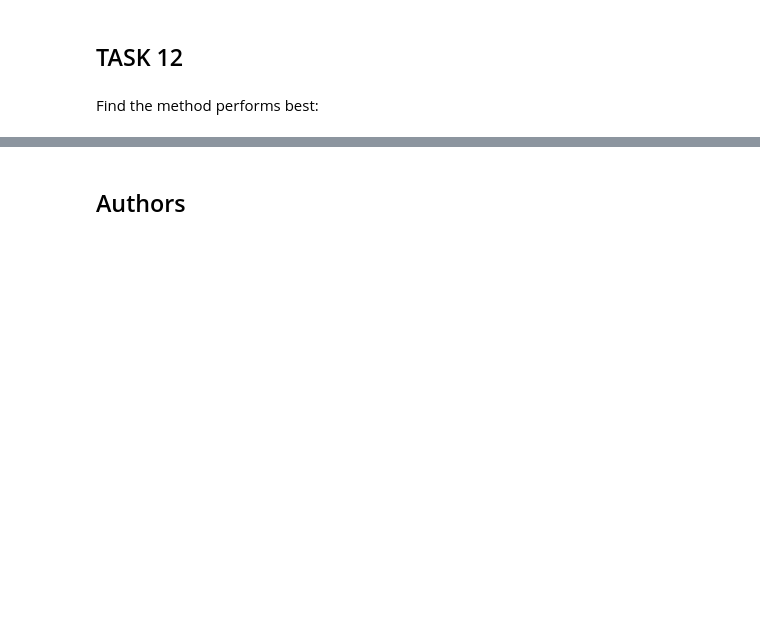
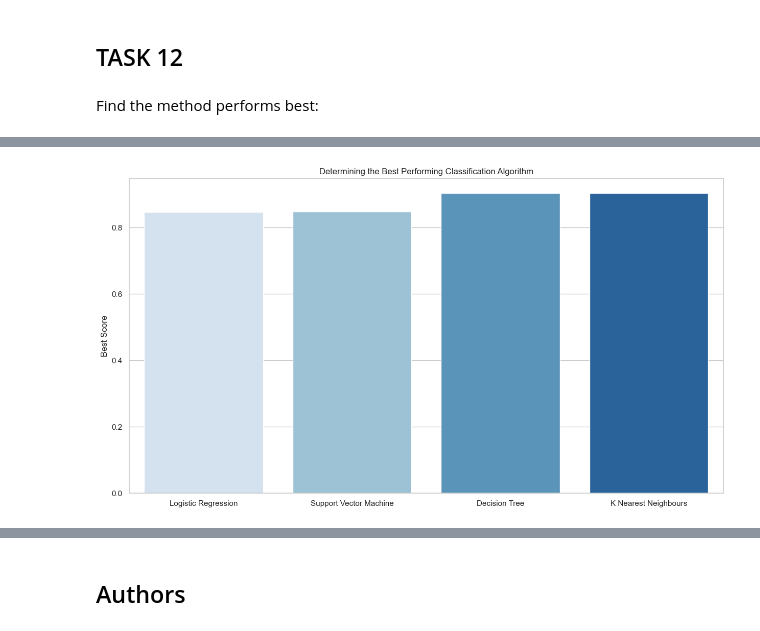
Before and after one commit to zzw-math/Winning-Space-Race, a Jupyter notebook: SpaceX_Machine_Learning_Prediction_Part_5.jupyterlite.ipynb, the cells around one changed output, grey strips where cells are left out. Saved outputs shown, nothing was run; the diff lists cells and outputs as text; code cells hidden in the pictures; blank space fills up the shorter version.

```diff
--- a/SpaceX_Machine_Learning_Prediction_Part_5.jupyterlite.ipynb
+++ b/SpaceX_Machine_Learning_Prediction_Part_5.jupyterlite.ipynb
@@ -276,6 +285,9 @@ parameters = {'n_neighbors': [1, 2, 3, 4, 5, 6, 7, 8, 9, 10],
               'p': [1,2]}
 
 KNN = KNeighborsClassifier()
+# %%
+gridsearch_cv_knn = GridSearchCV(KNN, parameters, scoring='accuracy', cv=10)
+knn_cv = gridsearch_cv_tree.fit(X_train, Y_train)
 # %%
 print("tuned hpyerparameters :(best parameters) ",knn_cv.best_params_)
 print("accuracy :",knn_cv.best_score_)
@@ -292,3 +314,10 @@ plot_confusion_matrix(Y_test,yhat)
 ## TASK  12
 # %% [markdown]
 Find the method performs best:
+# %%
+algorithms = ['Logistic Regression', 'Support Vector Machine', 'Decision Tree', 'K Nearest Neighbours']
+scores = [lr_score, svm_score, tree_score, knn_score]
+best_scores = [logreg_cv.best_score_, svm_cv.best_score_, tree_cv.best_score_, knn_cv.best_score_]
+column_names = ['Algorithm', 'Accuracy Score', 'Best Score']
+df = pd.DataFrame(list(zip(algorithms, scores, best_scores)),columns = column_names)
+df
@@ -294,0 +330,10 @@ Find the method performs best:
+# %%
+sns.set(style="whitegrid")
+
+plt.figure(figsize=(15,8))
+sns.barplot(x=algorithms, y=best_scores, palette="Blues")
+plt.title("Determining the Best Performing Classification Algorithm")
+plt.ylabel("Best Score")
+plt.show()
+# %% [output]
+[figure, added]
```
Also changed, not shown: parts of 8 cells of this notebook.
